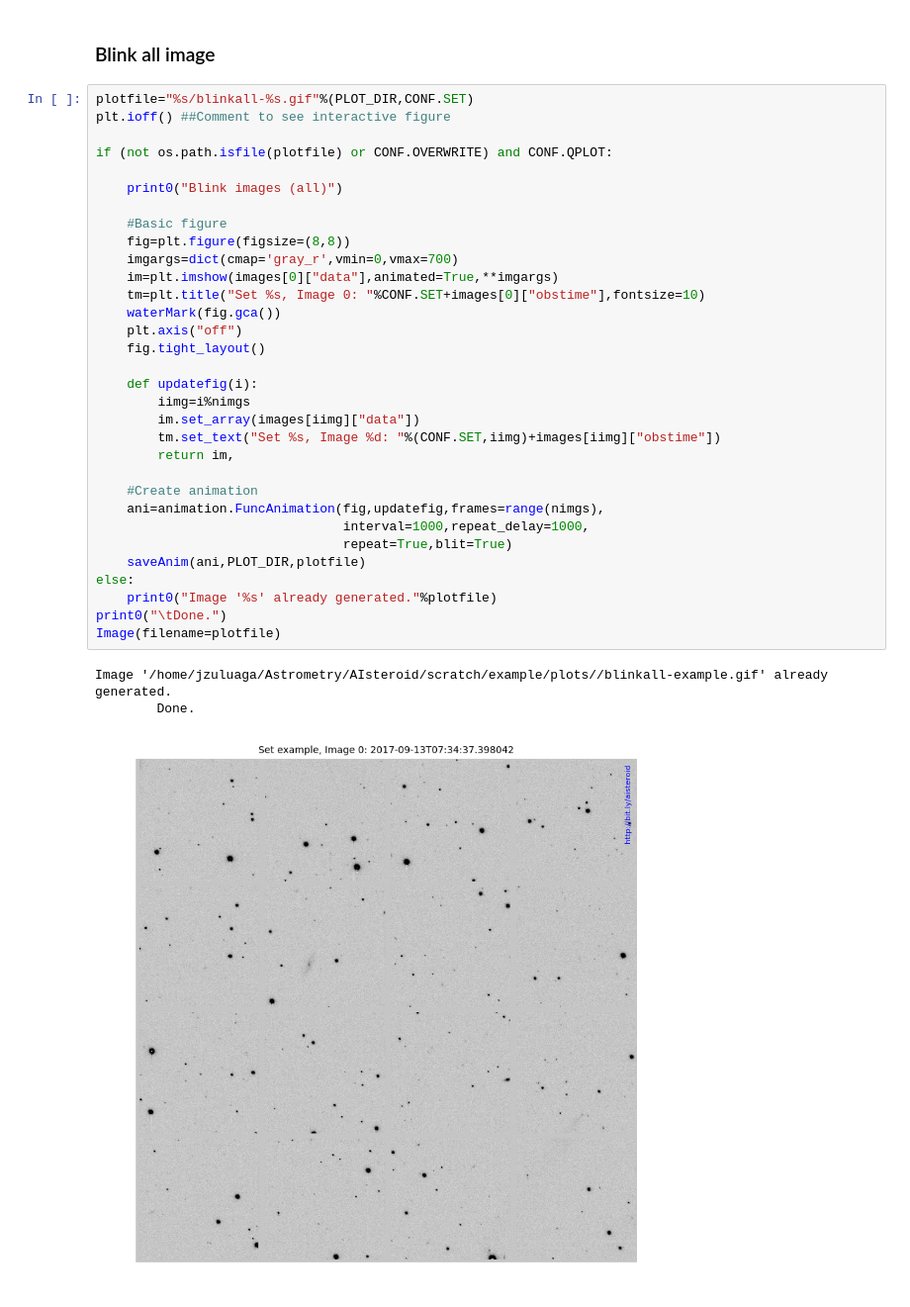
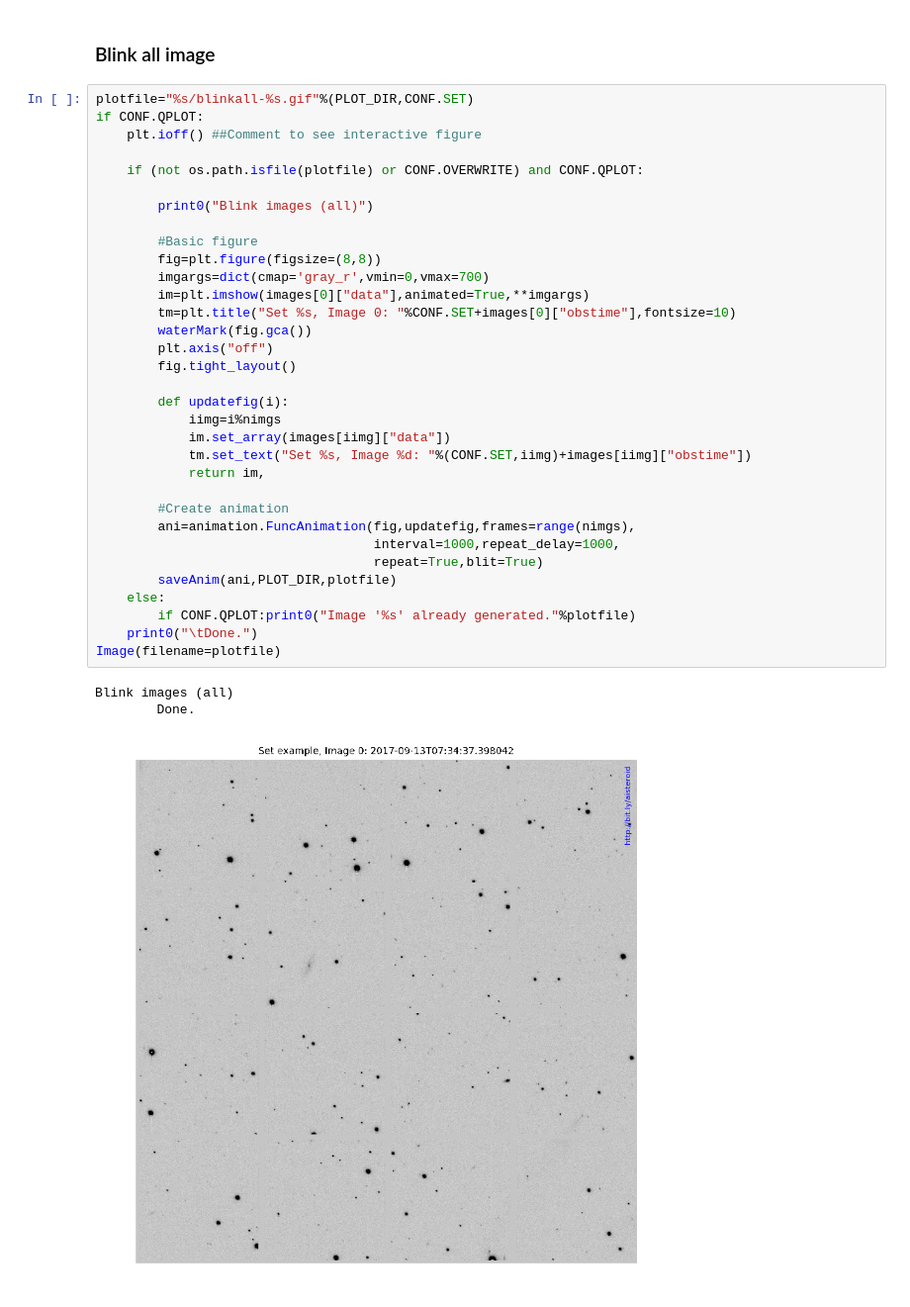
Before and after one commit to seap-udea/AIsteroid, a Jupyter notebook: imageset.ipynb, the cells around one changed output. Shown at 99% size. Cells and saved outputs as stored; diff of their text form.

```diff
--- a/imageset.ipynb
+++ b/imageset.ipynb
@@ -141,39 +142,40 @@ Image '/home/jzuluaga/Astrometry/AIsteroid/scratch/example/plots/cascade-example
 ### Blink all image
 # %%
 plotfile="%s/blinkall-%s.gif"%(PLOT_DIR,CONF.SET)
-plt.ioff() ##Comment to see interactive figure
+if CONF.QPLOT:
+    plt.ioff() ##Comment to see interactive figure
 
-if (not os.path.isfile(plotfile) or CONF.OVERWRITE) and CONF.QPLOT:
+    if (not os.path.isfile(plotfile) or CONF.OVERWRITE) and CONF.QPLOT:
 
-    print0("Blink images (all)")
+        print0("Blink images (all)")
 
-    #Basic figure
-    fig=plt.figure(figsize=(8,8))
-    imgargs=dict(cmap='gray_r',vmin=0,vmax=700)
-    im=plt.imshow(images[0]["data"],animated=True,**imgargs)
-    tm=plt.title("Set %s, Image 0: "%CONF.SET+images[0]["obstime"],fontsize=10)
-    waterMark(fig.gca())
-    plt.axis("off")
-    fig.tight_layout()
+        #Basic figure
+        fig=plt.figure(figsize=(8,8))
+        imgargs=dict(cmap='gray_r',vmin=0,vmax=700)
+        im=plt.imshow(images[0]["data"],animated=True,**imgargs)
+        tm=plt.title("Set %s, Image 0: "%CONF.SET+images[0]["obstime"],fontsize=10)
+        waterMark(fig.gca())
+        plt.axis("off")
+        fig.tight_layout()
 
-    def updatefig(i):
-        iimg=i%nimgs
-        im.set_array(images[iimg]["data"])
-        tm.set_text("Set %s, Image %d: "%(CONF.SET,iimg)+images[iimg]["obstime"])
-        return im,
+        def updatefig(i):
+            iimg=i%nimgs
+            im.set_array(images[iimg]["data"])
+            tm.set_text("Set %s, Image %d: "%(CONF.SET,iimg)+images[iimg]["obstime"])
+            return im,
 
-    #Create animation
-    ani=animation.FuncAnimation(fig,updatefig,frames=range(nimgs),
-                                interval=1000,repeat_delay=1000,
-                                repeat=True,blit=True)
-    saveAnim(ani,PLOT_DIR,plotfile)
-else:
-    print0("Image '%s' already generated."%plotfile)
-print0("\tDone.")
+        #Create animation
+        ani=animation.FuncAnimation(fig,updatefig,frames=range(nimgs),
+                                    interval=1000,repeat_delay=1000,
+                                    repeat=True,blit=True)
+        saveAnim(ani,PLOT_DIR,plotfile)
+    else:
+        if CONF.QPLOT:print0("Image '%s' already generated."%plotfile)
+    print0("\tDone.")
 Image(filename=plotfile)
 # %% [output]
-Image '/home/jzuluaga/Astrometry/AIsteroid/scratch/example/plots//blinkall-example.gif' already generated.
+Blink images (all)
         Done.
-[figure, old version]
+[figure, new version]
 # %%
 plotfile="%s/blink-%s.gif"%(PLOT_DIR,CONF.SET)
```
Also changed, not shown: parts of 2 cells of this notebook, 5 other files.
